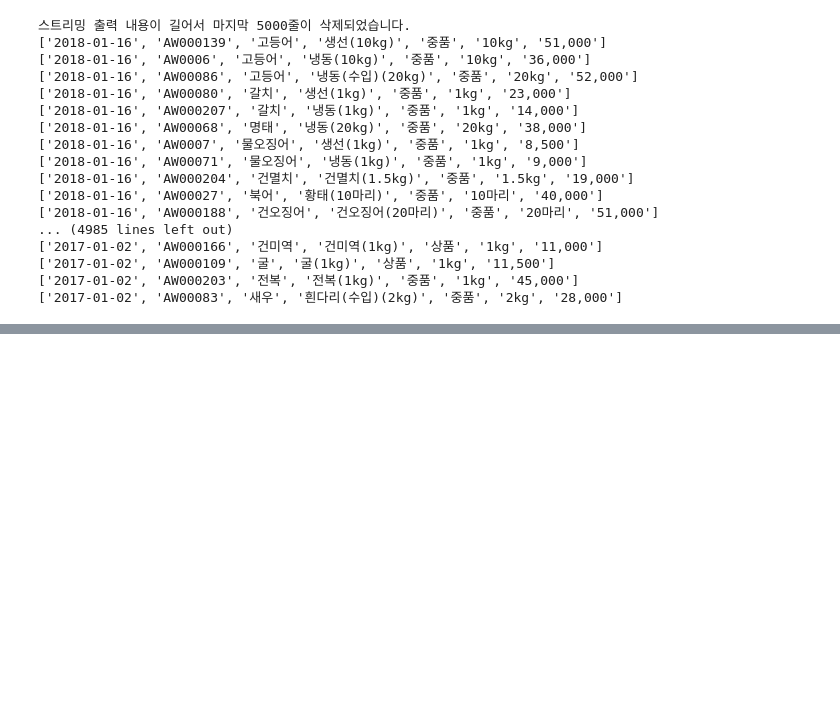
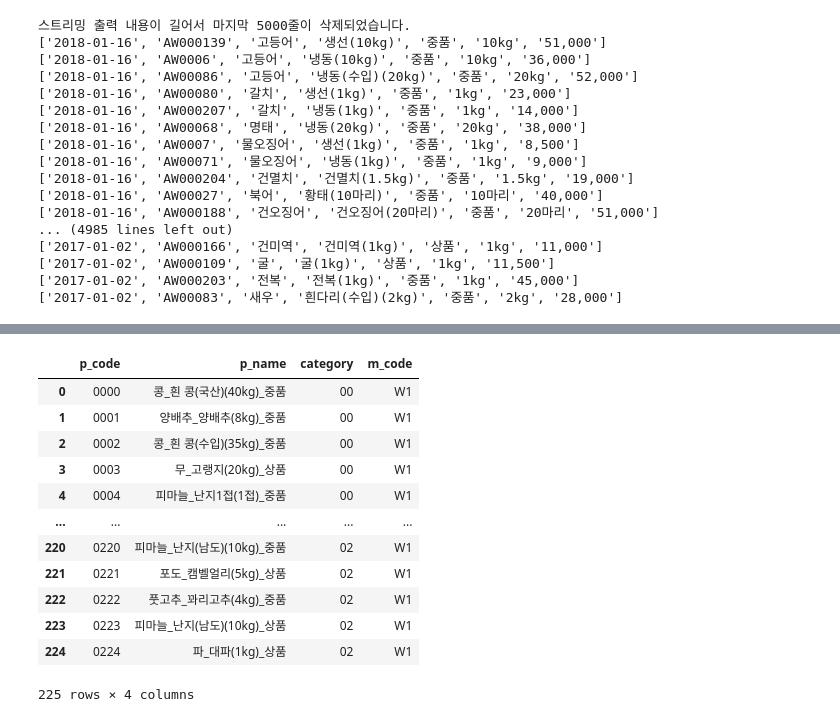
Before and after one commit to indiaprince/WholeSale_Crawling, a Jupyter notebook: Crawling.ipynb, the cells around one changed output, grey strips where cells are left out. Saved outputs shown, nothing was run; the diff lists cells and outputs as text; code cells hidden in the pictures; blank space fills up the shorter version.

```diff
--- a/Crawling.ipynb
+++ b/Crawling.ipynb
@@ -899,0 +914,25 @@ conn.close()
+# %%
+ls = []
+for key in d.keys():
+  tmp = [key, d[key], key[:2],'W1']
+  ls.append(tmp)
+
+
+product = pd.DataFrame(columns = ['p_code', 'p_name','category','m_code'],data = ls)
+m_code = ['W1', 'W2','W3','W4', 'W5']
+# %%
+product
+# %% [output]
+|  | p_code | p_name | category | m_code |
+| 0 | 0000 | 콩_흰 콩(국산)(40kg)_중품 | 00 | W1 |
+| 1 | 0001 | 양배추_양배추(8kg)_중품 | 00 | W1 |
+| 2 | 0002 | 콩_흰 콩(수입)(35kg)_중품 | 00 | W1 |
+| 3 | 0003 | 무_고랭지(20kg)_상품 | 00 | W1 |
+| 4 | 0004 | 피마늘_난지1접(1접)_중품 | 00 | W1 |
+| ... | ... | ... | ... | ... |
+| 220 | 0220 | 피마늘_난지(남도)(10kg)_중품 | 02 | W1 |
+| 221 | 0221 | 포도_캠벨얼리(5kg)_상품 | 02 | W1 |
+| 222 | 0222 | 풋고추_꽈리고추(4kg)_중품 | 02 | W1 |
+| 223 | 0223 | 피마늘_난지(남도)(10kg)_상품 | 02 | W1 |
+| 224 | 0224 | 파_대파(1kg)_상품 | 02 | W1 |
+225 rows × 4 columns
```
Also changed, not shown: parts of 51 cells of this notebook.
